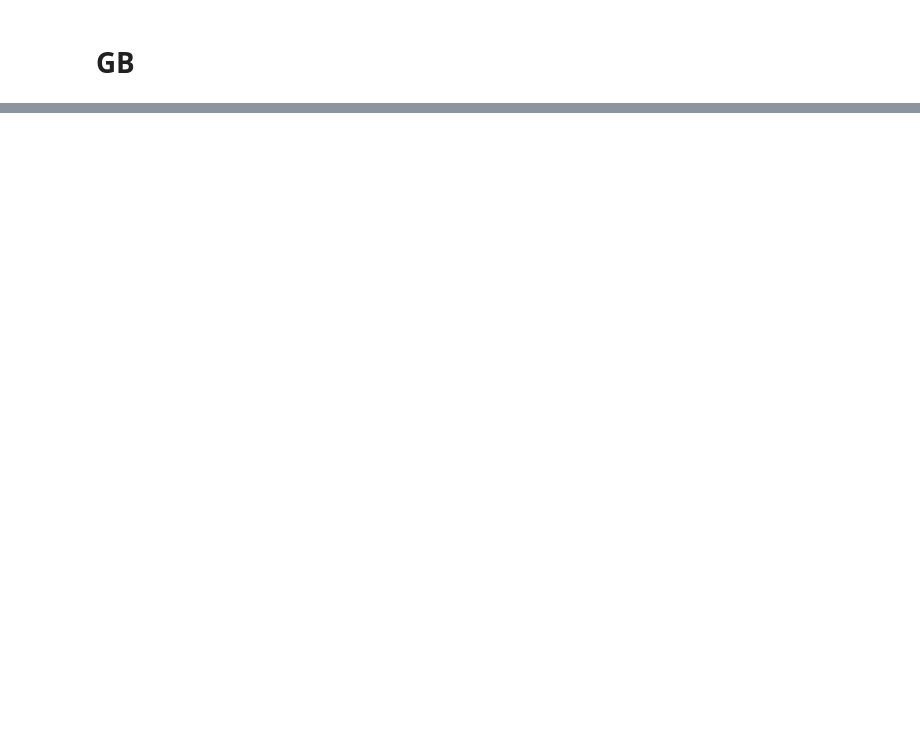
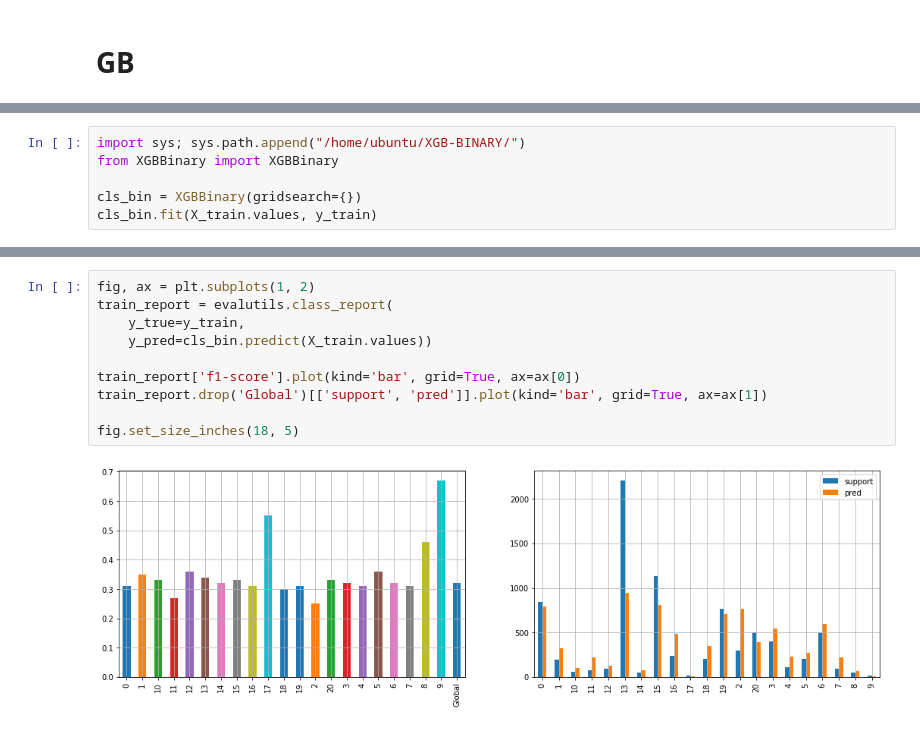
Before and after one commit to RaulSanchezVazquez/RecSys_Classification, a Jupyter notebook: Movies_classifier.ipynb, the cells around one changed output, grey strips where cells are left out. Drawn from its saved outputs; the diff is of its cells as text; blank space fills up the shorter version.

```diff
--- a/Movies_classifier.ipynb
+++ b/Movies_classifier.ipynb
@@ -303,0 +352,6 @@ import XGB as xgb
+# %%
+import sys; sys.path.append("/home/ubuntu/XGB-BINARY/")
+from XGBBinary import XGBBinary
+
+cls_bin = XGBBinary(gridsearch={})
+cls_bin.fit(X_train.values, y_train)
@@ -303,0 +376,12 @@ import XGB as xgb
+# %%
+fig, ax = plt.subplots(1, 2)
+train_report = evalutils.class_report(
+    y_true=y_train,
+    y_pred=cls_bin.predict(X_train.values))
+
+train_report['f1-score'].plot(kind='bar', grid=True, ax=ax[0])
+train_report.drop('Global')[['support', 'pred']].plot(kind='bar', grid=True, ax=ax[1])
+
+fig.set_size_inches(18, 5)
+# %% [output]
+[figure, added]
```
Also changed, not shown: parts of 31 cells of this notebook, 4 other files.
